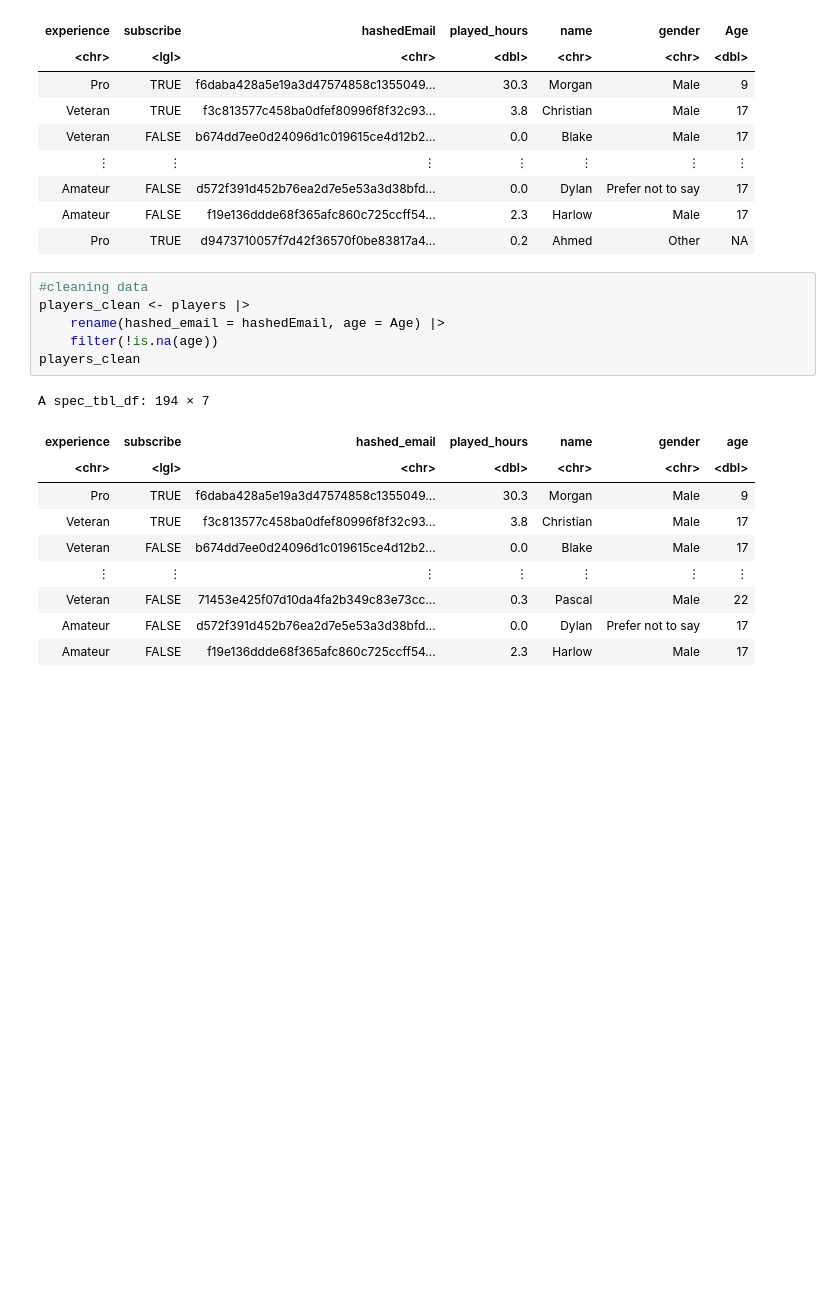
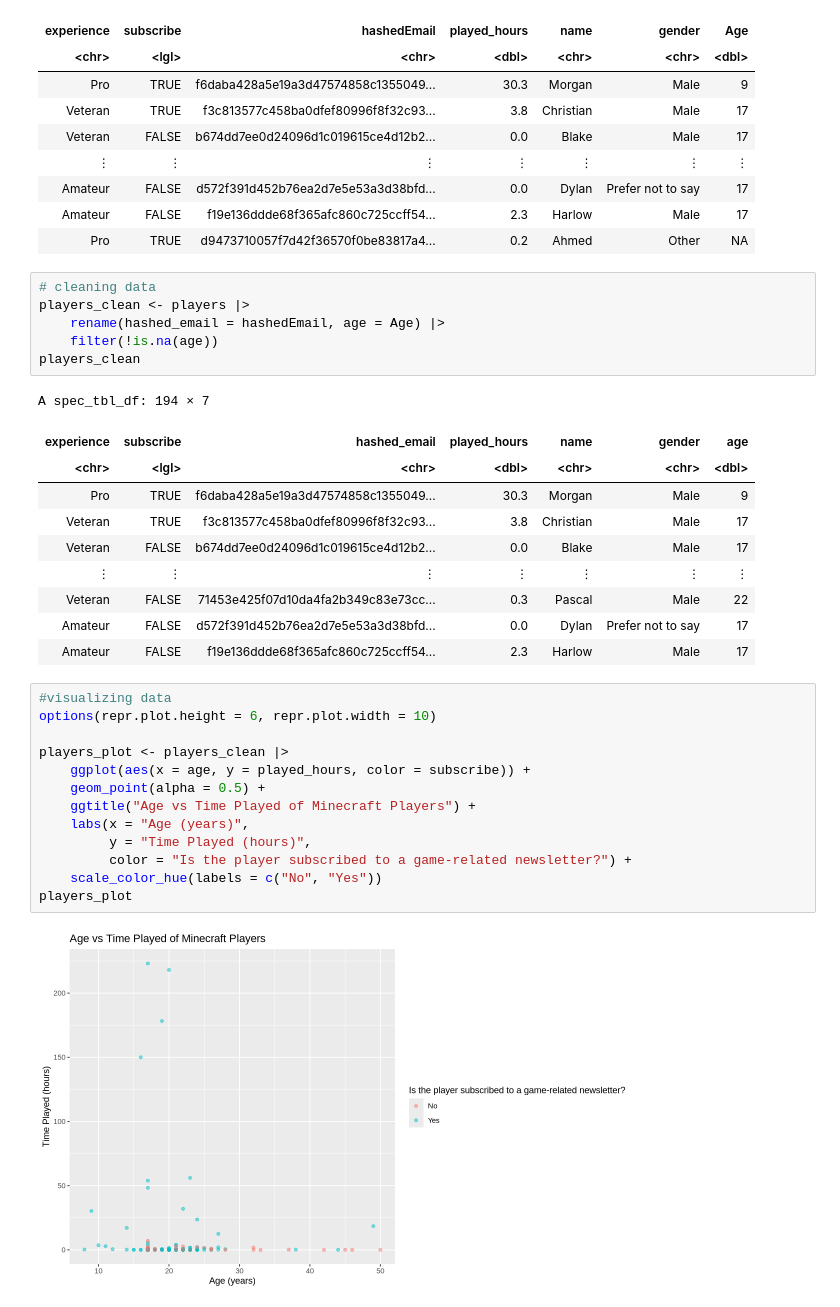
Before and after one commit to ivanzhangg/dsci-100-project, a Jupyter notebook: individual_report.ipynb, the cells around one changed output. Cells and saved outputs as stored; diff of their text form; blank space fills up the shorter version.

Commit message:
Finished intro and visualized data

```diff
--- a/individual_report.ipynb
+++ b/individual_report.ipynb
@@ -57,7 +68,7 @@ A spec_tbl_df: 196 × 7
 | Amateur | FALSE | f19e136ddde68f365afc860c725ccff54... | 2.3 | Harlow | Male | 17 |
 | Pro | TRUE | d9473710057f7d42f36570f0be83817a4... | 0.2 | Ahmed | Other | NA |
 # %%
-#cleaning data
+# cleaning data
 players_clean <- players |>
     rename(hashed_email = hashedEmail, age = Age) |>
     filter(!is.na(age))
@@ -73,3 +84,18 @@ A spec_tbl_df: 194 × 7
 | Veteran | FALSE | 71453e425f07d10da4fa2b349c83e73cc... | 0.3 | Pascal | Male | 22 |
 | Amateur | FALSE | d572f391d452b76ea2d7e5e53a3d38bfd... | 0.0 | Dylan | Prefer not to say | 17 |
 | Amateur | FALSE | f19e136ddde68f365afc860c725ccff54... | 2.3 | Harlow | Male | 17 |
+# %%
+#visualizing data
+options(repr.plot.height = 6, repr.plot.width = 10)
+
+players_plot <- players_clean |>
+    ggplot(aes(x = age, y = played_hours, color = subscribe)) +
+    geom_point(alpha = 0.5) +
+    ggtitle("Age vs Time Played of Minecraft Players") +
+    labs(x = "Age (years)",
+         y = "Time Played (hours)",
+         color = "Is the player subscribed to a game-related newsletter?") +
+    scale_color_hue(labels = c("No", "Yes"))
+players_plot
+# %% [output]
+[figure, added]
```
Also changed, not shown: parts of 1 cell of this notebook.
